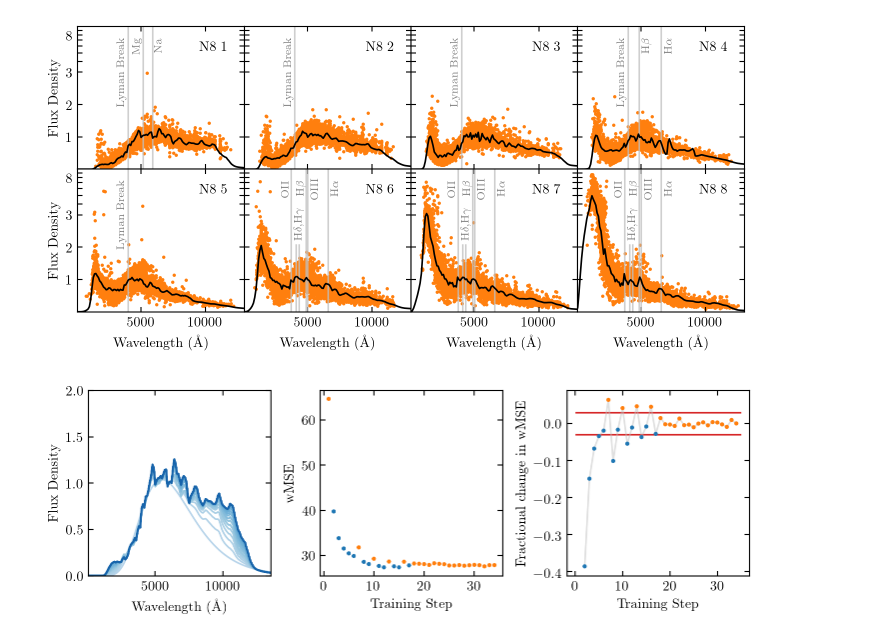
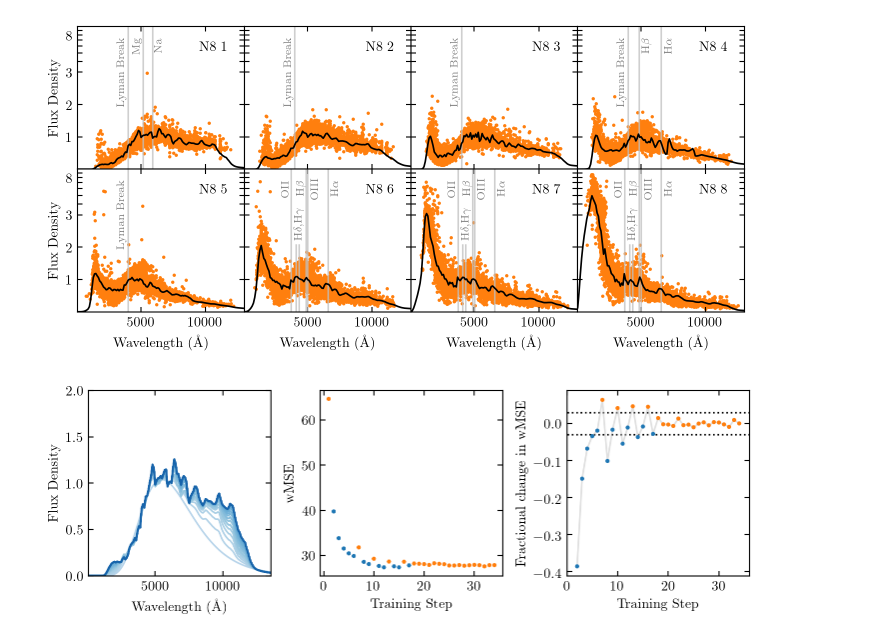
Before and after one commit to dirac-institute/photoz_template_learning, a Jupyter notebook: training_N8.ipynb, the cells around one changed output. Cells and saved outputs as stored; diff of their text form; code cells hidden in the pictures.

```diff
--- a/training_N8.ipynb
+++ b/training_N8.ipynb
@@ -264,37 +264,36 @@ x = np.arange(1,len(mse)+1)
 x2 = np.arange(1,len(mse))
 dmse = [(mse[i+1]-mse[i])/mse[i] for i in range(len(x2))]
 
 fig,(ax1,ax2,ax3) = plt.subplots(1,3,figsize=(twocol,twocol/3),constrained_layout=True)
 
 color_idx = np.linspace(0.3,0.8,len(seds))
 for i,sed in enumerate(seds):
     lw = 1.2
     if i == len(seds)-1:
         lw = 1.5
     ax1.plot(sed.wavelen, sed.flambda, c=plt.cm.Blues(color_idx[i]), lw=lw)
 
 ax2.scatter(x, mse, c=colors)
 
 ax3.plot(x2+1, dmse, c='silver',zorder=0,alpha=0.5)
 ax3.scatter(x2+1, dmse, color=colors[1:])
-ax3.hlines(0.03,0,len(x2)+2,color='C3',zorder=0)
-ax3.hlines(-0.03,0,len(x2)+2,color='C3',zorder=0)
+ax3.hlines(0.03,0,len(x2)+3,color='k',zorder=0,ls=':')
+ax3.hlines(-0.03,0,len(x2)+3,color='k',zorder=0,ls=':')
 
 ax1.set_xlim(100,13500)
+ax1.set_ylim(0,2)
 ax1.set_xlabel("Wavelength (\AA)")
 ax1.set_ylabel("Flux Density")
 
 #ax2.set_xlim(0,25)
 ax2.set_xlabel('Training Step')
 ax2.set_ylabel('wMSE')
 
-#ax3.set_xlim(0,25)
+ax3.set_xlim(0,len(x2)+3)
 ax3.set_xlabel('Training Step')
 ax3.set_ylabel('Fractional change in wMSE')
 
-ax1.set_ylim(0,2)
-
-fig.savefig('plots/N8_1_training_history.pdf')
+#fig.savefig('plots/N8_1_training_history.pdf')
 plt.show()
 # %% [output]
-[figure, old version]
+[figure, new version]
```
Also changed, not shown: 13 other files.
